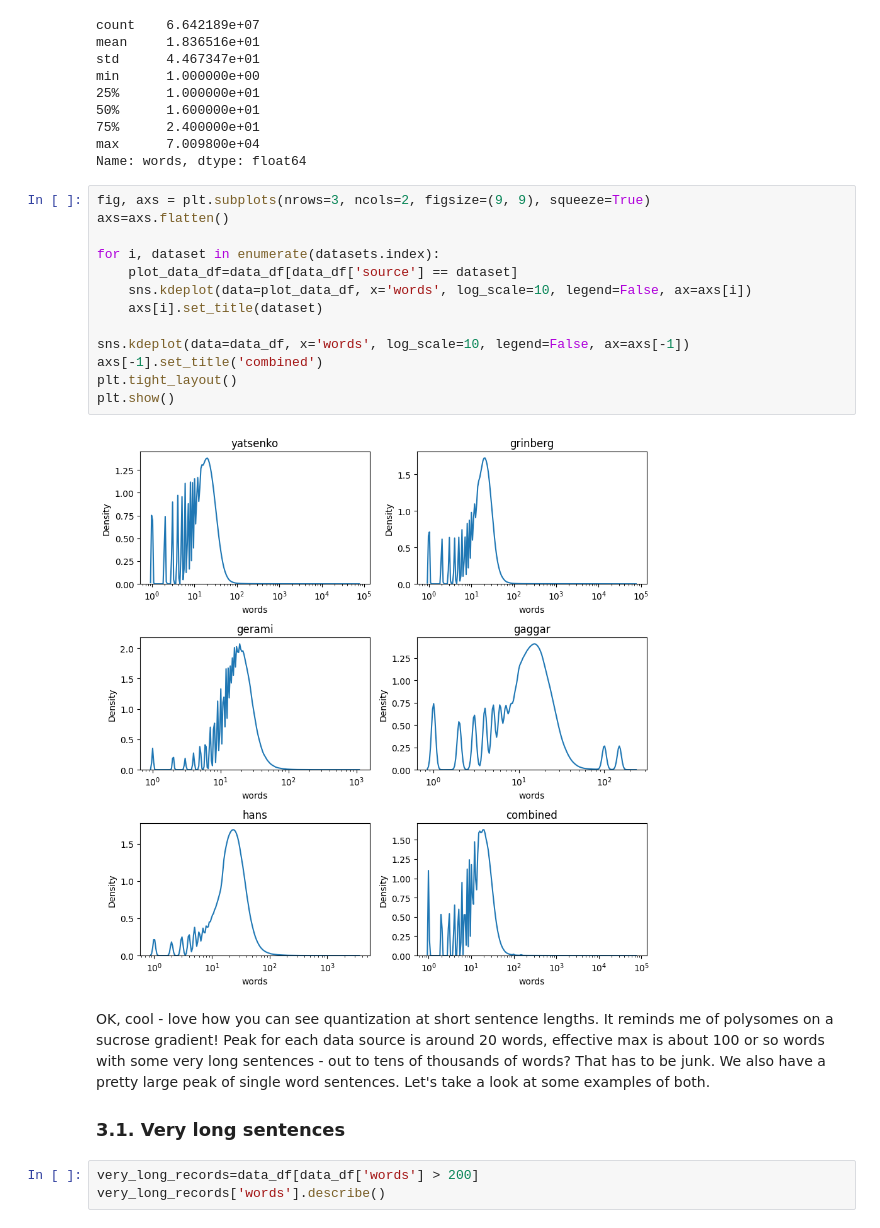
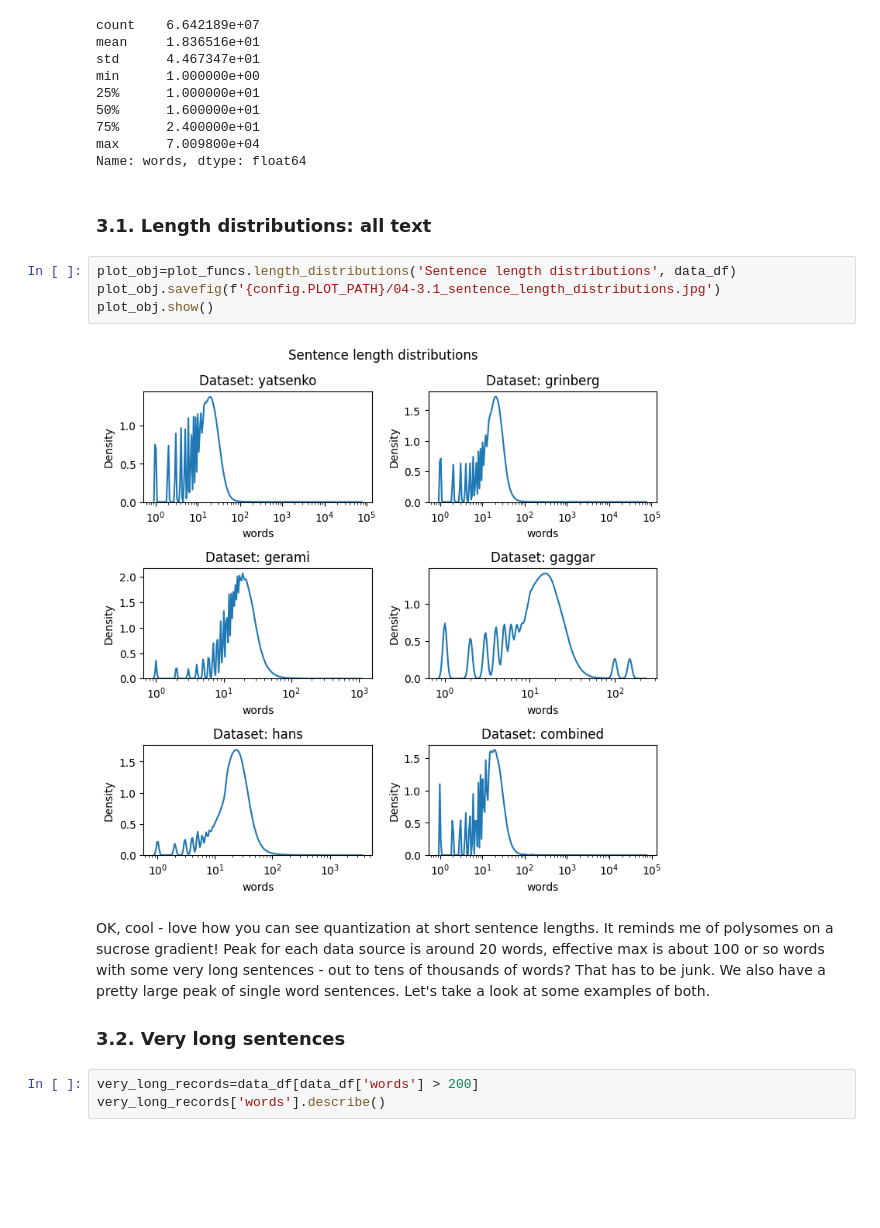
Before and after one commit to gperdrizet/llm_detector, a Jupyter notebook: perplexity_ratio_score/notebooks/04-sentence_data_exploration.ipynb, the cells around one changed output. Drawn from its saved outputs; the diff is of its cells as text; blank space fills up the shorter version.

```diff
--- a/perplexity_ratio_score/notebooks/04-sentence_data_exploration.ipynb
+++ b/perplexity_ratio_score/notebooks/04-sentence_data_exploration.ipynb
@@ -94,25 +67,18 @@ min      1.000000e+00
 75%      2.400000e+01
 max      7.009800e+04
 Name: words, dtype: float64
-# %%
-fig, axs = plt.subplots(nrows=3, ncols=2, figsize=(9, 9), squeeze=True)
-axs=axs.flatten()
-
-for i, dataset in enumerate(datasets.index):
-    plot_data_df=data_df[data_df['source'] == dataset]
-    sns.kdeplot(data=plot_data_df, x='words', log_scale=10, legend=False, ax=axs[i])
-    axs[i].set_title(dataset)
-
-sns.kdeplot(data=data_df, x='words', log_scale=10, legend=False, ax=axs[-1])
-axs[-1].set_title('combined')
-plt.tight_layout()
-plt.show()
-# %% [output]
-[figure, removed]
+# %% [markdown]
+### 3.1. Length distributions: all text
+# %%
+plot_obj=plot_funcs.length_distributions('Sentence length distributions', data_df)
+plot_obj.savefig(f'{config.PLOT_PATH}/04-3.1_sentence_length_distributions.jpg')
+plot_obj.show()
+# %% [output]
+[figure, added]
 # %% [markdown]
 OK, cool - love how you can see quantization at short sentence lengths. It reminds me of polysomes on a sucrose gradient! Peak for each data source is around 20 words, effective max is about 100 or so words with some very long sentences - out to tens of thousands of words? That has to be junk. We also have a pretty large peak of single word sentences. Let's take a look at some examples of both.
 
-### 3.1. Very long sentences
+### 3.2. Very long sentences
 # %%
 very_long_records=data_df[data_df['words'] > 200]
 very_long_records['words'].describe()
```
Also changed, not shown: parts of 20 cells of this notebook, 15 other files.
